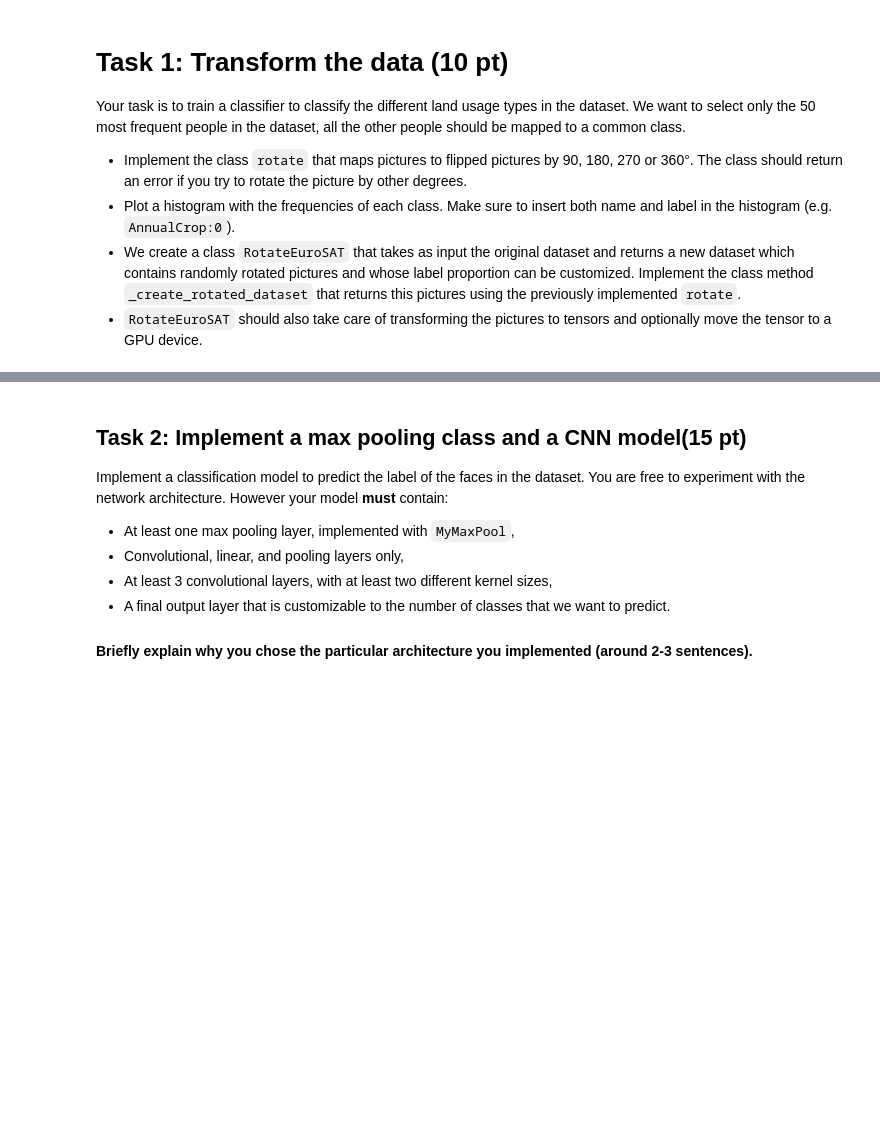
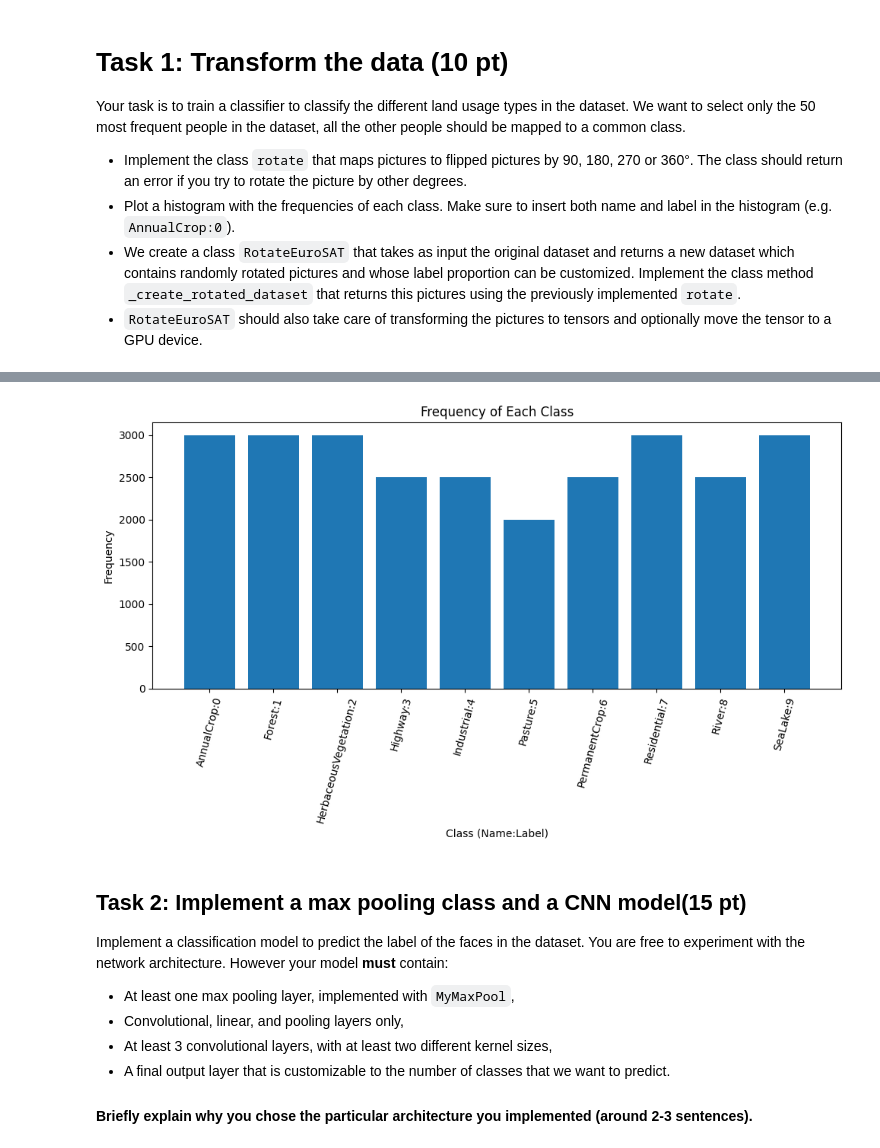
Before and after one commit to hertie-data-science-lab/assignment-2-ps-2-b, a Jupyter notebook: main.ipynb, the cells around one changed output, grey strips where cells are left out. Saved outputs shown, nothing was run; the diff lists cells and outputs as text; code cells hidden in the pictures; blank space fills up the shorter version.

```diff
--- a/main.ipynb
+++ b/main.ipynb
@@ -97 +110,34 @@ axes[2].set_title("Rotated by 360°")
+# %%
+from collections import Counter
+
+#Plot a histogram:
+def plot_histogram(data):
+
+  #First count class labels
+  labels = [label for _, label in data]
+  label_counts = Counter(labels)
+
+  #Get label names from dataset
+  class_names = data.classes
+
+  # Create x and y labels
+  x_labels = [f"{class_names[i]}:{i}" for i in label_counts.keys()]
+  y_values = [label_counts[i] for i in label_counts.keys()]
+
+  #Plot
+  fig, ax = plt.subplots(figsize=(10, 6))
+  ax.bar(x_labels, y_values)
+  ax.set_title("Frequency of Each Class")
+  ax.set_xlabel("Class (Name:Label)")
+  ax.set_ylabel("Frequency")
+  ax.tick_params(axis='x', rotation=75)
+  fig.tight_layout()
+
+  return fig, ax
+
+
+fig, ax = plot_histogram(data)
+fig.show()
+# %% [output]
+[figure, added]
 # %%
```
Also changed, not shown: parts of 7 cells of this notebook.
